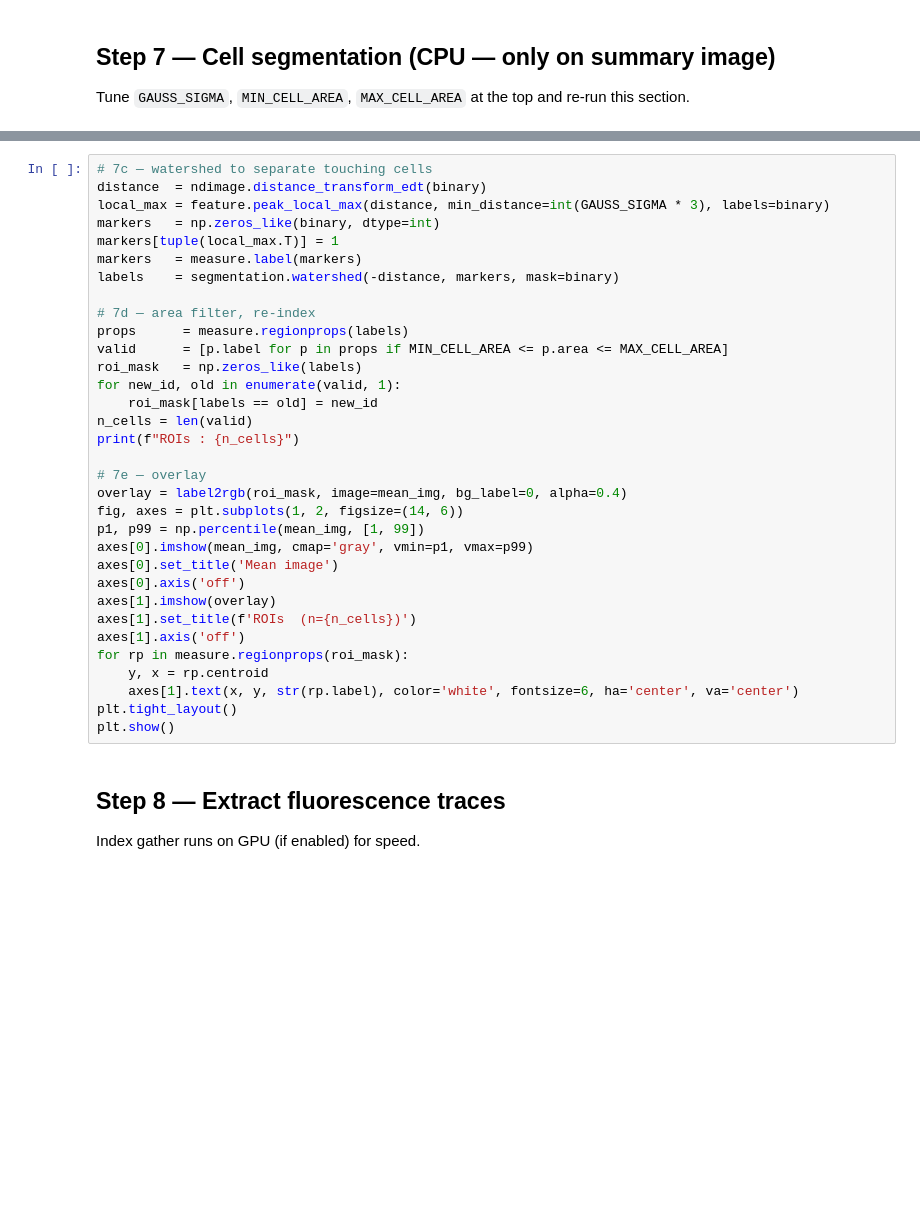
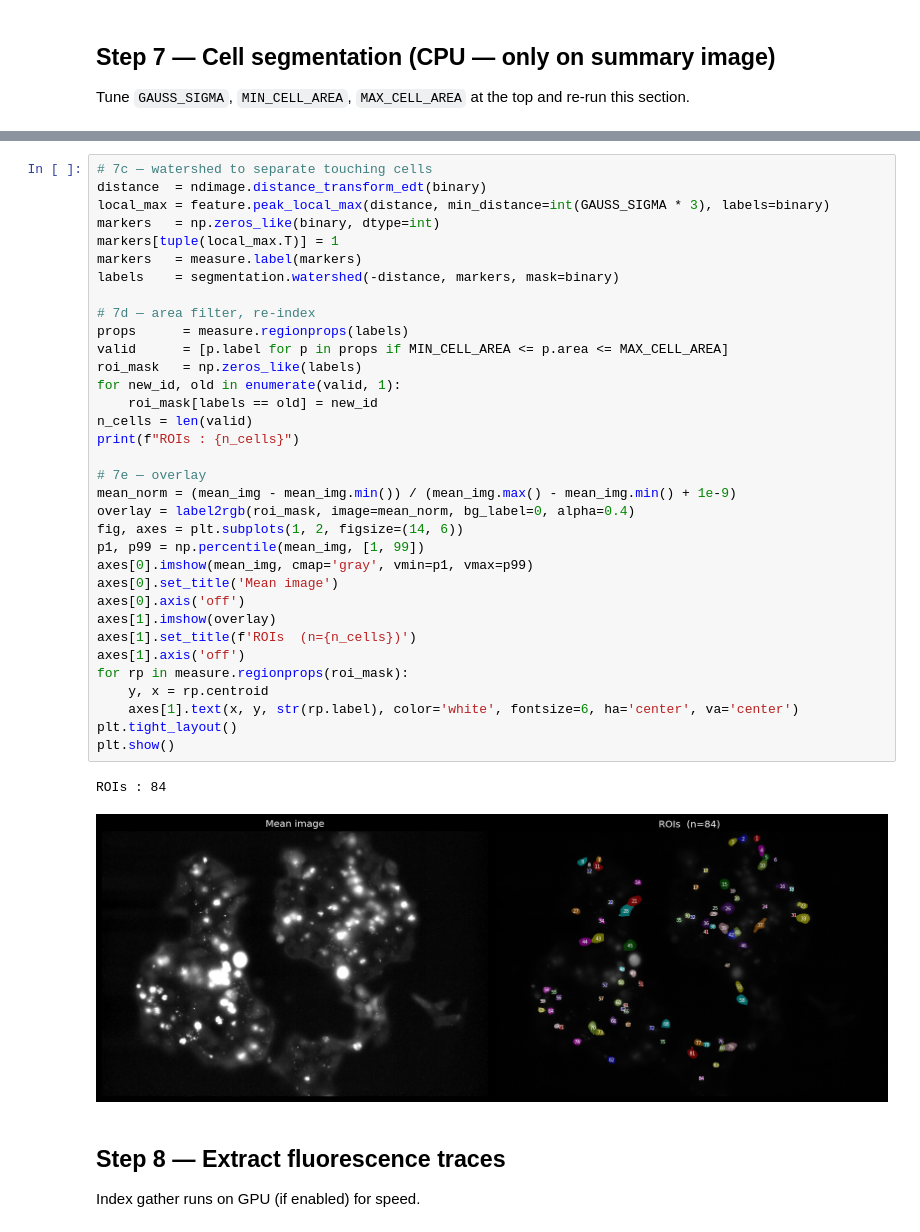
Before and after one commit to dcolam/mps_ca, a Jupyter notebook: ca_pipeline.ipynb, the cells around one changed output, grey strips where cells are left out. Drawn from its saved outputs; the diff is of its cells as text; blank space fills up the shorter version.

```diff
--- a/ca_pipeline.ipynb
+++ b/ca_pipeline.ipynb
@@ -219,34 +232,38 @@ plt.show()
 distance  = ndimage.distance_transform_edt(binary)
 local_max = feature.peak_local_max(distance, min_distance=int(GAUSS_SIGMA * 3), labels=binary)
 markers   = np.zeros_like(binary, dtype=int)
 markers[tuple(local_max.T)] = 1
 markers   = measure.label(markers)
 labels    = segmentation.watershed(-distance, markers, mask=binary)
 
 # 7d — area filter, re-index
 props      = measure.regionprops(labels)
 valid      = [p.label for p in props if MIN_CELL_AREA <= p.area <= MAX_CELL_AREA]
 roi_mask   = np.zeros_like(labels)
 for new_id, old in enumerate(valid, 1):
     roi_mask[labels == old] = new_id
 n_cells = len(valid)
 print(f"ROIs : {n_cells}")
 
 # 7e — overlay
-overlay = label2rgb(roi_mask, image=mean_img, bg_label=0, alpha=0.4)
+mean_norm = (mean_img - mean_img.min()) / (mean_img.max() - mean_img.min() + 1e-9)
+overlay = label2rgb(roi_mask, image=mean_norm, bg_label=0, alpha=0.4)
 fig, axes = plt.subplots(1, 2, figsize=(14, 6))
 p1, p99 = np.percentile(mean_img, [1, 99])
 axes[0].imshow(mean_img, cmap='gray', vmin=p1, vmax=p99)
 axes[0].set_title('Mean image')
 axes[0].axis('off')
 axes[1].imshow(overlay)
 axes[1].set_title(f'ROIs  (n={n_cells})')
 axes[1].axis('off')
 for rp in measure.regionprops(roi_mask):
     y, x = rp.centroid
     axes[1].text(x, y, str(rp.label), color='white', fontsize=6, ha='center', va='center')
 plt.tight_layout()
 plt.show()
+# %% [output]
+ROIs : 84
+[figure, added]
 # %% [markdown]
 ## Step 8 — Extract fluorescence traces
 Index gather runs on GPU (if enabled) for speed.
```
Also changed, not shown: parts of 8 cells of this notebook.
